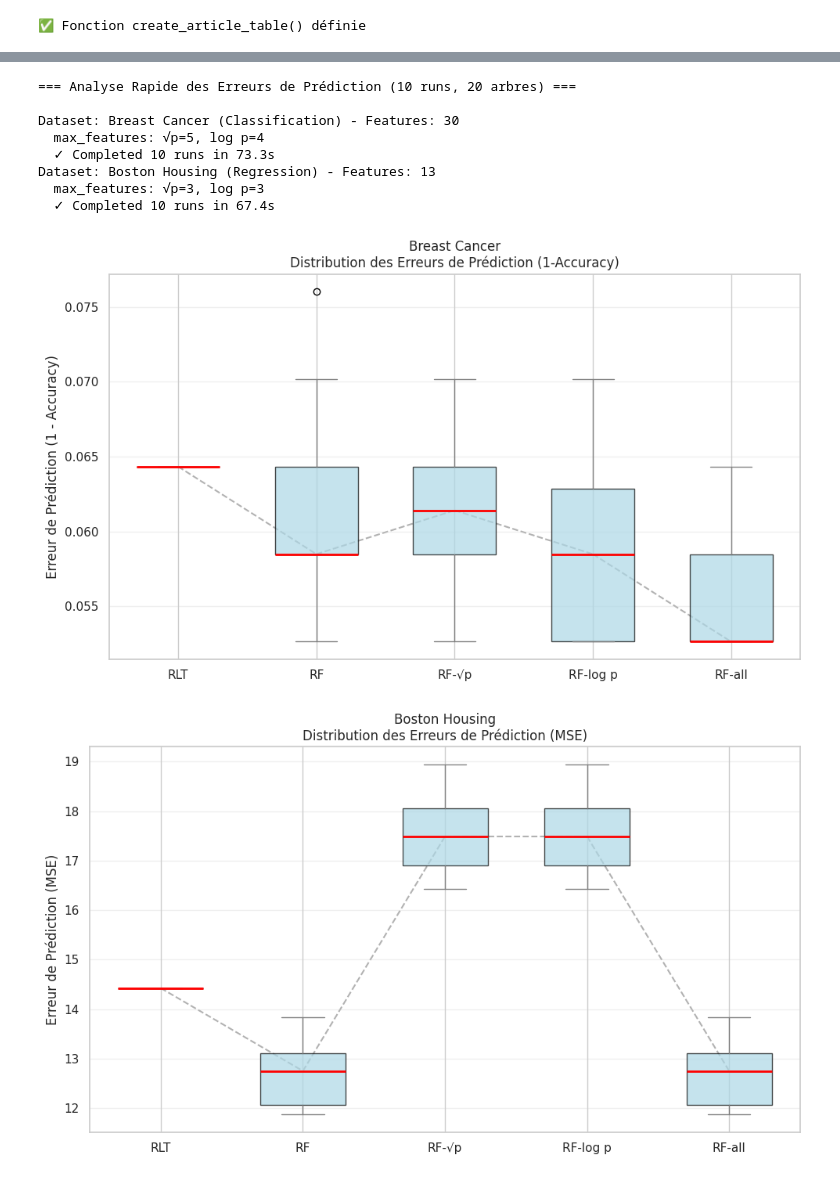
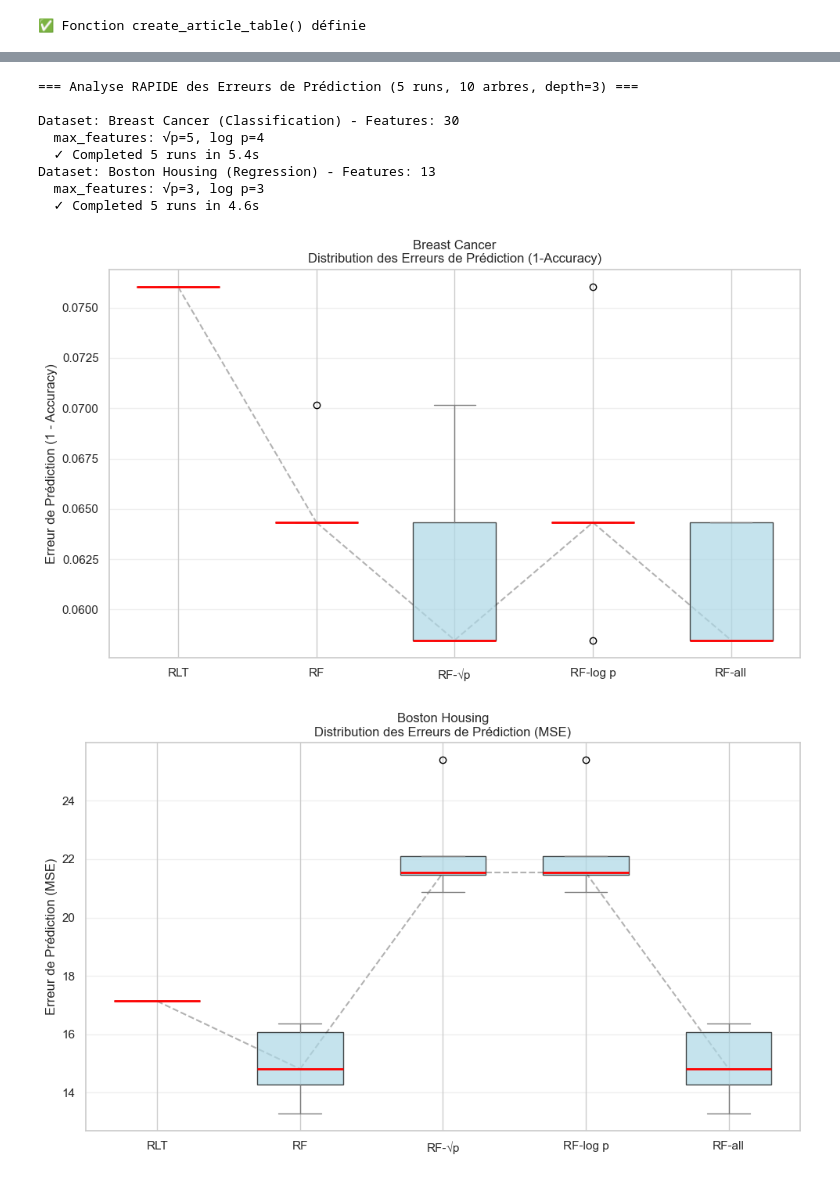
Before and after one commit to alfari9/RLT, a Jupyter notebook: RLT.ipynb, the cells around one changed output, grey strips where cells are left out. Drawn from its saved outputs; the diff is of its cells as text; code cells hidden in the pictures.

```diff
--- a/RLT.ipynb
+++ b/RLT.ipynb
@@ -1343,6 +2945,6 @@ Pour une analyse plus approfondie, nous évaluons les erreurs de prédiction sur
 # %%
 # Évaluation détaillée sur deux jeux de données stratégiques
-# Version optimisée pour démonstration rapide avec variantes RF
+# Version ULTRA-RAPIDE pour démonstration
 
 # Supprimer tous les logs INFO de manière aggressive
 import logging
@@ -1358,12 +2960,12 @@ prediction_errors = {
     'Boston Housing': {'RLT': [], 'RF': [], 'RF-√p': [], 'RF-log p': [], 'RF-all': []}
 }
 
-# Paramètres optimisés pour exécution rapide
-n_runs = 10  # Réduit à 10 runs (suffisant pour distribution)
-n_trees = 20  # Réduit à 20 arbres (plus rapide)
-max_depth = 4  # Profondeur réduite pour accélérer
+# Paramètres ULTRA-RAPIDES
+n_runs = 5       # 5 runs seulement
+n_trees = 10     # 10 arbres (très rapide)
+max_depth = 3    # Profondeur minimale
 
-print(f"=== Analyse Rapide des Erreurs de Prédiction ({n_runs} runs, {n_trees} arbres) ===\n")
+print(f"=== Analyse RAPIDE des Erreurs de Prédiction ({n_runs} runs, {n_trees} arbres, depth={max_depth}) ===\n")
 
 for dataset_name in strategic_datasets:
     data = ALL_DATASETS[dataset_name]
@@ -1380,29 +2982,29 @@ for dataset_name in strategic_datasets:
     start_time = time.time()
 
     for run in range(n_runs):
-        # RLT Forest avec paramètres simplifiés
-        rlt_kwargs = {'task': task.lower(), 'linear_split': False, 'max_depth': max_depth, 'max_vars': 3}
+        # RLT Forest avec paramètres SIMPLIFIÉS pour vitesse
+        rlt_kwargs = {'task': task.lower(), 'linear_split': False, 'max_depth': max_depth, 'max_vars': 2}
         rlt_model = RLTForest(n_trees=n_trees, **rlt_kwargs)
         rlt_model.fit(X_train, y_train)
         y_pred_rlt = rlt_model.predict(X_test)
 
-        # Random Forest variants
+        # Random Forest variants (sklearn est beaucoup plus rapide)
         if task == "Classification":
             # RF standard (toutes les features)
             rf_model = RandomForestClassifier(n_estimators=n_trees, max_depth=max_depth,
-                                             max_features=None, random_state=run)
+                                             max_features=None, random_state=run, n_jobs=-1)
             rf_model.fit(X_train, y_train)
             y_pred_rf = rf_model.predict(X_test)
 
             # RF-√p
             rf_sqrt_model = RandomForestClassifier(n_estimators=n_trees, max_depth=max_depth,
-                                                   max_features=max_features_sqrt, random_state=run)
+                                                   max_features=max_features_sqrt, random_state=run, n_jobs=-1)
             rf_sqrt_model.fit(X_train, y_train)
             y_pred_rf_sqrt = rf_sqrt_model.predict(X_test)
 
             # RF-log p
             rf_log_model = RandomForestClassifier(n_estimators=n_trees, max_depth=max_depth,
-                                                  max_features=max_features_log, random_state=run)
+                                                  max_features=max_features_log, random_state=run, n_jobs=-1)
             rf_log_model.fit(X_train, y_train)
             y_pred_rf_log = rf_log_model.predict(X_test)
 
@@ -1415,19 +3017,19 @@ for dataset_name in strategic_datasets:
         else:  # Regression
             # RF standard (toutes les features)
             rf_model = RandomForestRegressor(n_estimators=n_trees, max_depth=max_depth,
-                                            max_features=None, random_state=run)
+                                            max_features=None, random_state=run, n_jobs=-1)
             rf_model.fit(X_train, y_train)
             y_pred_rf = rf_model.predict(X_test)
 
             # RF-√p
             rf_sqrt_model = RandomForestRegressor(n_estimators=n_trees, max_depth=max_depth,
-                                                 max_features=max_features_sqrt, random_state=run)
+                                                 max_features=max_features_sqrt, random_state=run, n_jobs=-1)
             rf_sqrt_model.fit(X_train, y_train)
             y_pred_rf_sqrt = rf_sqrt_model.predict(X_test)
 
             # RF-log p
             rf_log_model = RandomForestRegressor(n_estimators=n_trees, max_depth=max_depth,
-                                                max_features=max_features_log, random_state=run)
+                                                max_features=max_features_log, random_state=run, n_jobs=-1)
             rf_log_model.fit(X_train, y_train)
             y_pred_rf_log = rf_log_model.predict(X_test)
 
@@ -1447,8 +3049,7 @@ for dataset_name in strategic_datasets:
         prediction_errors[dataset_name]['RF-log p'].append(error_rf_log)
         prediction_errors[dataset_name]['RF-all'].append(error_rf_all)
 
-        if (run + 1) % 3 == 0:
-            print(f"  Progress: {run+1}/{n_runs} runs", end='\r')
+        print(f"  Run {run+1}/{n_runs} completed", end='\r')
 
     elapsed = time.time() - start_time
     print(f"  ✓ Completed {n_runs} runs in {elapsed:.1f}s" + " " * 20)
@@ -1478,40 +3079,39 @@ for dataset_name in strategic_datasets:
     # Configuration du graphique
     ax.set_xticks(positions)
     ax.set_xticklabels(models, rotation=0)
 
     # Label Y selon le type de tâche
     if ALL_DATASETS[dataset_name]['type'] == 'Classification':
         ax.set_ylabel('Erreur de Prédiction (1 - Accuracy)')
         metric_name = '1-Accuracy'
     else:
         ax.set_ylabel('Erreur de Prédiction (MSE)')
         metric_name = 'MSE'
 
     ax.set_title(f'{dataset_name}\nDistribution des Erreurs de Prédiction ({metric_name})')
     ax.grid(True, alpha=0.3, axis='y')
 
     plt.tight_layout()
     plt.show()
 
 # Afficher les statistiques résumées
 print("\n=== Statistiques Résumées ===")
 for dataset_name in strategic_datasets:
     print(f"\n{dataset_name}:")
     for model in ['RLT', 'RF', 'RF-√p', 'RF-log p', 'RF-all']:
         errors = prediction_errors[dataset_name][model]
-
-        print(f"  {model}: Mean={np.mean(errors):.4f}, Std={np.std(errors):.4f}, "              f"Median={np.median(errors):.4f}")
+        print(f"  {model}: Mean={np.mean(errors):.4f}, Std={np.std(errors):.4f}, Median={np.median(errors):.4f}")
 # %% [output]
-=== Analyse Rapide des Erreurs de Prédiction (10 runs, 20 arbres) ===
+=== Analyse RAPIDE des Erreurs de Prédiction (5 runs, 10 arbres, depth=3) ===
 
 Dataset: Breast Cancer (Classification) - Features: 30
   max_features: √p=5, log p=4
-  ✓ Completed 10 runs in 73.3s
+  ✓ Completed 5 runs in 5.4s
 Dataset: Boston Housing (Regression) - Features: 13
   max_features: √p=3, log p=3
-  ✓ Completed 10 runs in 67.4s
+  ✓ Completed 5 runs in 4.6s
-[figure, old version]
+[figure, new version]
-[figure, old version]
+[figure, new version]
 === Statistiques Résumées ===
 
 Breast Cancer:
```
Also changed, not shown: parts of 68 cells of this notebook.
